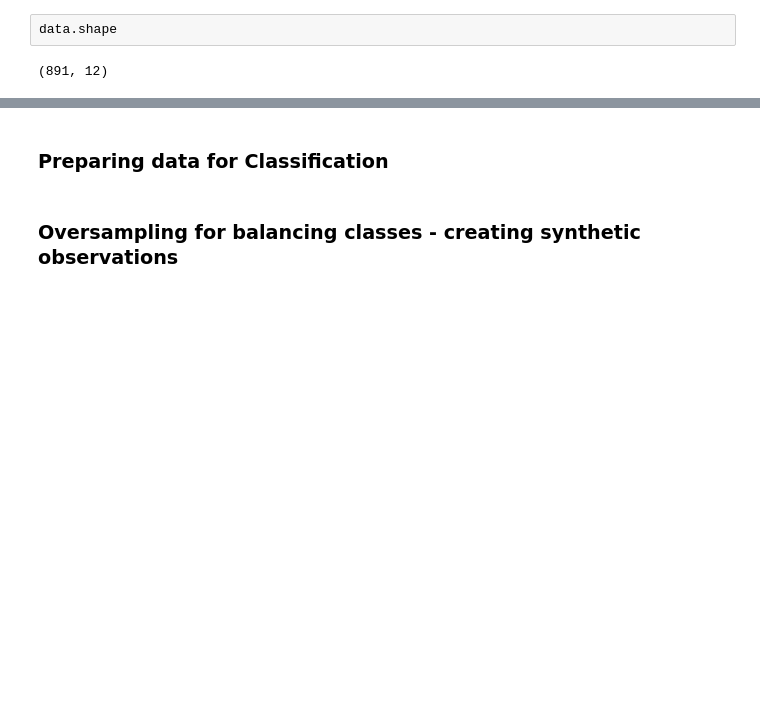
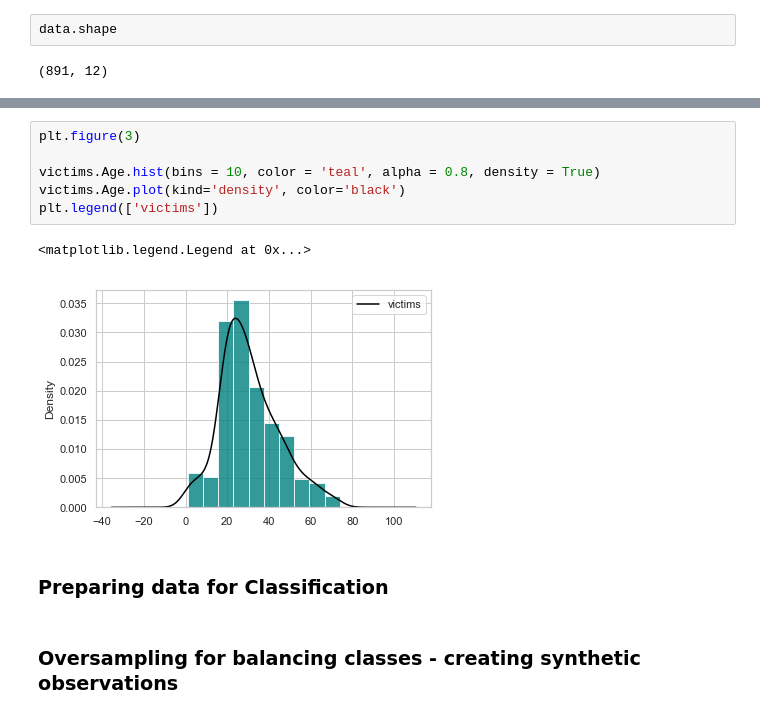
Before and after one commit to innkka/Titanic, a Jupyter notebook: Titanic.ipynb, the cells around one changed output, grey strips where cells are left out. Drawn from its saved outputs; the diff is of its cells as text; blank space fills up the shorter version.

```diff
--- a/Titanic.ipynb
+++ b/Titanic.ipynb
@@ -350,3 +296,12 @@ data.shape
+# %%
+plt.figure(3)
+
+victims.Age.hist(bins = 10, color = 'teal', alpha = 0.8, density = True)
+victims.Age.plot(kind='density', color='black')
+plt.legend(['victims'])
+# %% [output]
+<matplotlib.legend.Legend at 0x...>
+[figure, added]
 # %% [markdown]
 ### Preparing data for Classification
 # %% [markdown]
```
Also changed, not shown: parts of 10 cells of this notebook.
